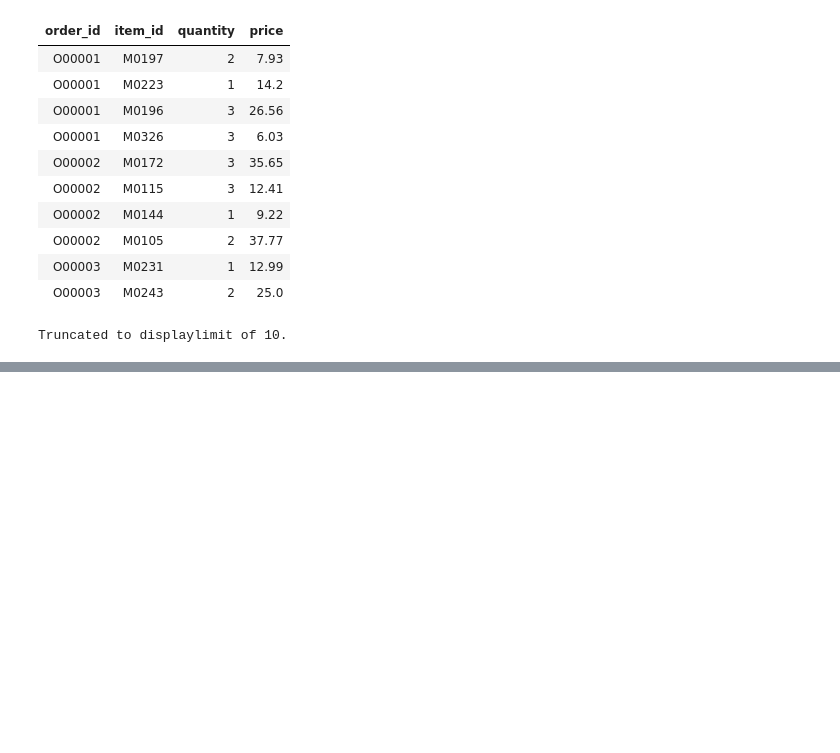
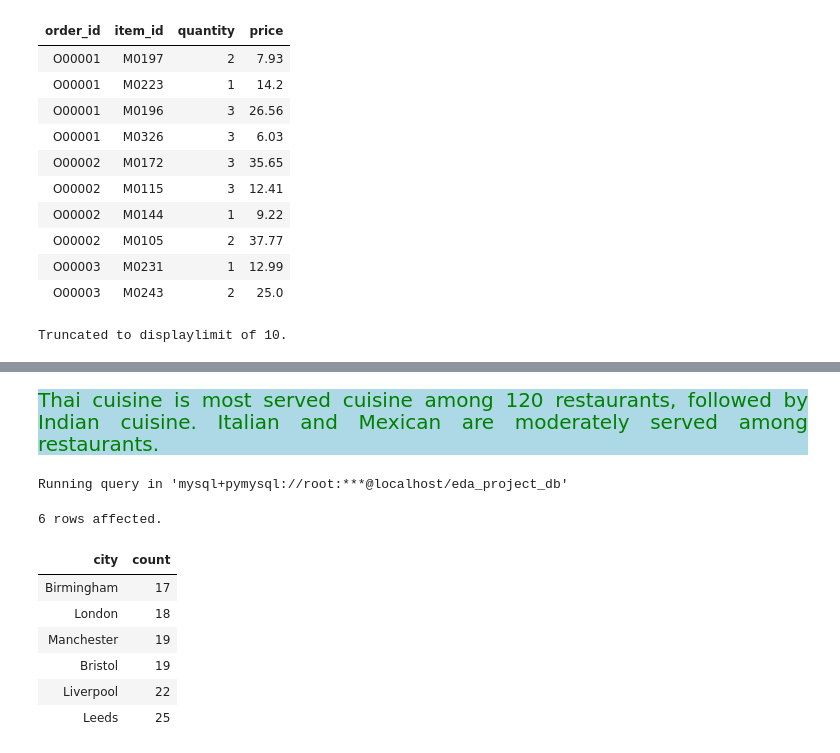
Before and after one commit to Kartika-Nidhi/SQLProjects, a Jupyter notebook: RestaurantAnalysis.ipynb, the cells around one changed output, grey strips where cells are left out. Cells and saved outputs as stored; diff of their text form; code cells hidden in the pictures; blank space fills up the shorter version.

```diff
--- a/RestaurantAnalysis.ipynb
+++ b/RestaurantAnalysis.ipynb
@@ -204,0 +278,19 @@ Truncated to displaylimit of 10.
+# %% [markdown]
+<div style = "background-color:lightblue; color:green; font-size:20px; text-align:justify">Thai cuisine is most served cuisine among 120 restaurants, followed by Indian cuisine. Italian and Mexican are moderately served  among restaurants.
+# %%
+%%sql
+
+SELECT city, COUNT(city) AS count
+FROM restaurants
+GROUP BY city
+ORDER BY count;
+# %% [output]
+Running query in 'mysql+pymysql://root:***@localhost/eda_project_db'
+6 rows affected.
+| city | count |
+| Birmingham | 17 |
+| London | 18 |
+| Manchester | 19 |
+| Bristol | 19 |
+| Liverpool | 22 |
+| Leeds | 25 |
```
Also changed, not shown: parts of 17 cells of this notebook.
